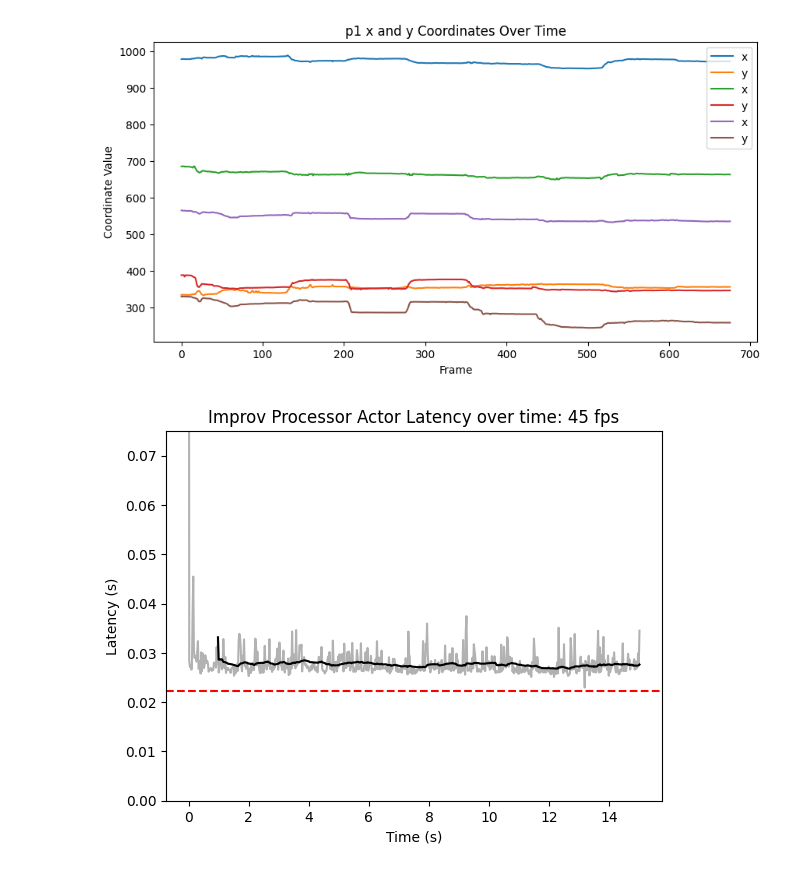
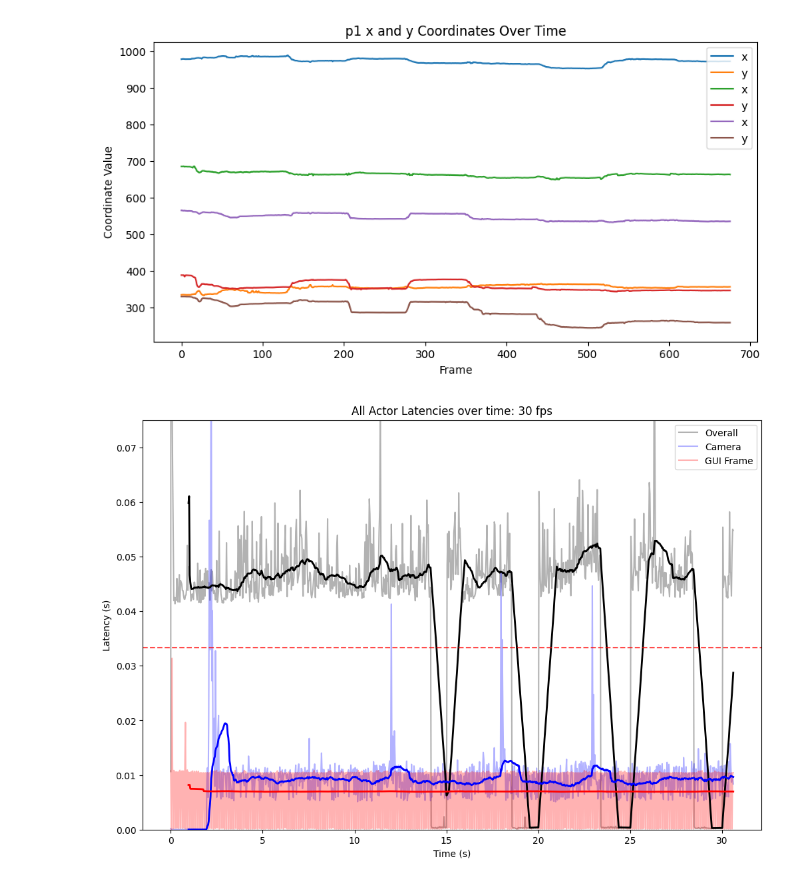
Before and after one commit to draeloslab/improv, a Jupyter notebook: demos/FES/newLatencies.ipynb, the cells around one changed output. Drawn from its saved outputs; the diff is of its cells as text; code cells hidden in the pictures.

```diff
--- a/demos/FES/newLatencies.ipynb
+++ b/demos/FES/newLatencies.ipynb
@@ -5,18 +5,21 @@ import matplotlib.pyplot as plt
 # /home/chesteklab/predictions/20250805-1023 #1 full test, 30 fps
 # /home/chesteklab/predictions/20250805-1026 #0.75 full test, 30 fps
 # /home/chesteklab/predictions/20250805-1039  #0.75 45 fps
-home = '' + '/'
+# home = '/home/chesteklab/predictions/20250814-1519' + '/'  #working latency with gui test
+# /home/chesteklab/predictions/20250814-1542
+home = '/home/chesteklab/predictions/20250814-1622' + '/'
 #DLC Actor
 overall = np.load(home + 'latencies.npy')
 # dlc = np.load(home + 'dlcLatencies.npy')
 # grab = np.load(home + 'grabLatencies.npy')
 # put = np.load(home + 'putLatencies.npy')
 predictions = np.load(home + 'predictions.npy')
+cam_latencies = np.load(home + 'TISlatencies.npy')
 
 #GUI Actor
 
 # gui_pred = np.load(home + 'vizpredictionslatencies.npy')
-# gui_frame = np.load(home + 'vizframelatencies.npy')
+gui_frame = np.load(home + 'vizframelatencies.npy')
 
 #Video Actor
 # save = np.load(home + 'saveLatencies.npy')
@@ -27,4 +30,15 @@ predictions = np.load(home + 'predictions.npy')
 fps = 30
 resize=0.5
 time = np.arange(0, len(overall)) / fps
+
+plt.plot(cam_latencies, label='Camera Latencies', alpha=0.75)
+plt.plot(gui_frame, label='GUI Frame Latencies', alpha=0.75)
+plt.plot(overall, label='DLC Latencies', alpha=0.75)
+plt.xlabel('Frame')
+plt.ylabel('Latency (s)')
+plt.title('Latencies for GUI and Camera Actors')
+plt.legend()
+plt.axhline(y=1/fps, color='r', linestyle='--', label='30 fps threshold')
+plt.ylim(0, 0.075)
+plt.show()
 # %% [output]
@@ -151,32 +165,43 @@ plt.show()
 # %% [output]
 [figure]
 # %%
-window_size = fps
-time = np.arange(0, len(overall)) / fps
-# Calculate running mean
-overall_mean = np.convolve(overall, np.ones(window_size)/window_size, mode='valid')
-# dlc_mean = np.convolve(dlc, np.ones(window_size)/window_size, mode='valid')
-# grab_mean = np.convolve(grab, np.ones(window_size)/window_size, mode='valid')
-# put_mean = np.convolve(put, np.ones(window_size)/window_size, mode='valid')
+plt.figure(figsize=(12, 8))
+window_size = 30
+
+# Find the minimum length among all arrays to ensure consistent plotting
+min_length = min(len(overall), len(cam_latencies), len(gui_frame), len(time))
+
+# Truncate all arrays to the same length
+overall_trunc = overall[:min_length]
+cam_latencies_trunc = cam_latencies[:min_length]
+# gui_pred_trunc = gui_pred[:min_length]
+gui_frame_trunc = gui_frame[:min_length]
+time_trunc = time[:min_length]
+
+# Calculate running means for all latency data
+overall_mean = np.convolve(overall_trunc, np.ones(window_size)/window_size, mode='valid')
+cam_mean = np.convolve(cam_latencies_trunc, np.ones(window_size)/window_size, mode='valid')
+# gui_pred_mean = np.convolve(gui_pred_trunc, np.ones(window_size)/window_size, mode='valid')
+gui_frame_mean = np.convolve(gui_frame_trunc, np.ones(window_size)/window_size, mode='valid')
 
 # Plot raw data with transparency
-plt.plot(time, overall, label='Overall', alpha=0.3, color='black')
-# plt.plot(time, dlc, label='DLC', alpha=0.3, color='blue')
-# plt.plot(time, grab, label='Grab', alpha=0.3, color='green')
-# plt.plot(time, put, label='Put', alpha=0.3, color='red')
+plt.plot(time_trunc, overall_trunc, label='Overall', alpha=0.3, color='black')
+plt.plot(time_trunc, cam_latencies_trunc, label='Camera', alpha=0.3, color='blue')
+# plt.plot(time_trunc, gui_pred_trunc, label='GUI Predictions', alpha=0.3, color='green')
+plt.plot(time_trunc, gui_frame_trunc, label='GUI Frame', alpha=0.3, color='red')
 
-# Plot running mean
-plt.plot(time[window_size-1:], overall_mean, color='black')
-# plt.plot(time[window_size-1:], dlc_mean, color='blue')
-# plt.plot(time[window_size-1:], grab_mean, color='green')
-# plt.plot(time[window_size-1:], put_mean,  color='red')
+# Plot running means
+plt.plot(time_trunc[window_size-1:], overall_mean, color='black', linewidth=2)
+plt.plot(time_trunc[window_size-1:], cam_mean, color='blue', linewidth=2)
+# plt.plot(time_trunc[window_size-1:], gui_pred_mean, color='green', linewidth=2)
+plt.plot(time_trunc[window_size-1:], gui_frame_mean, color='red', linewidth=2)
 
-# plt.legend()
+plt.legend()
 plt.ylabel('Latency (s)')
 plt.xlabel('Time (s)')
-plt.title(f'Improv Processor Actor Latency over time: {fps} fps')
-plt.axhline(y=1/fps, color='r', linestyle='--')
+plt.title(f'All Actor Latencies over time: {fps} fps')
+plt.axhline(y=1/fps, color='r', linestyle='--', alpha=0.7, label='30 fps threshold')
 plt.ylim(0, 0.075)
 plt.show()
 # %% [output]
-[figure, old version]
+[figure, new version]
```
Also changed, not shown: parts of 1 cell of this notebook, 12 other files.
